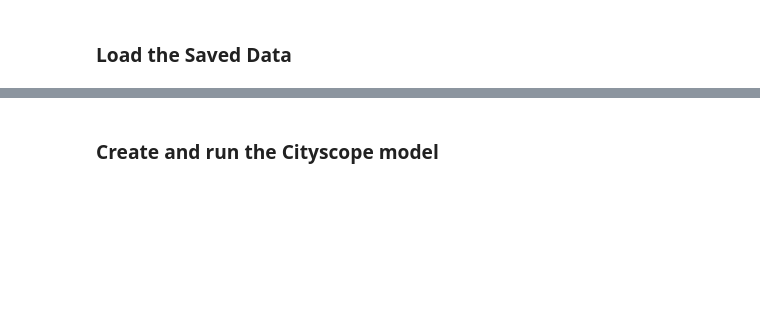
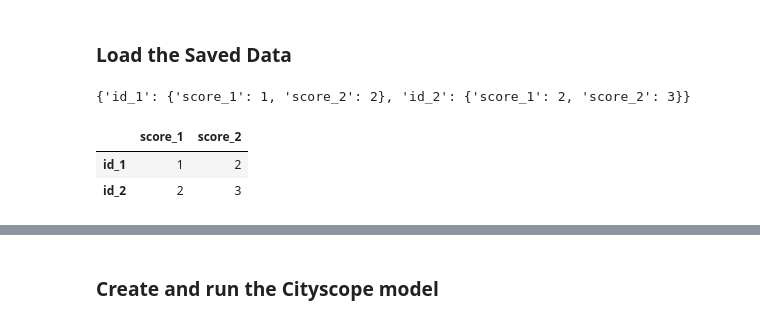
Before and after one commit to doorleyr/CS_Spatial_Modules, a Jupyter notebook: CS_Indicators_example.ipynb, the cells around one changed output, grey strips where cells are left out. Drawn from its saved outputs; the diff is of its cells as text; code cells hidden in the pictures; blank space fills up the shorter version.

```diff
--- a/CS_Indicators_example.ipynb
+++ b/CS_Indicators_example.ipynb
@@ -23,0 +34,14 @@ simpop_df=pd.read_csv('tables/{}/simpop_df.csv'.format(table_name))
+# %%
+test={'id_1':
+     {'score_1': 1, 'score_2': 2},
+     'id_2':
+     {'score_1': 2, 'score_2': 3}}
+test
+# %% [output]
+{'id_1': {'score_1': 1, 'score_2': 2}, 'id_2': {'score_1': 2, 'score_2': 3}}
+# %%
+pd.DataFrame.from_dict(test)
+# %% [output]
+|  | score_1 | score_2 |
+| id_1 | 1 | 2 |
+| id_2 | 2 | 3 |
```
Also changed, not shown: parts of 8 cells of this notebook, 1 other file.
